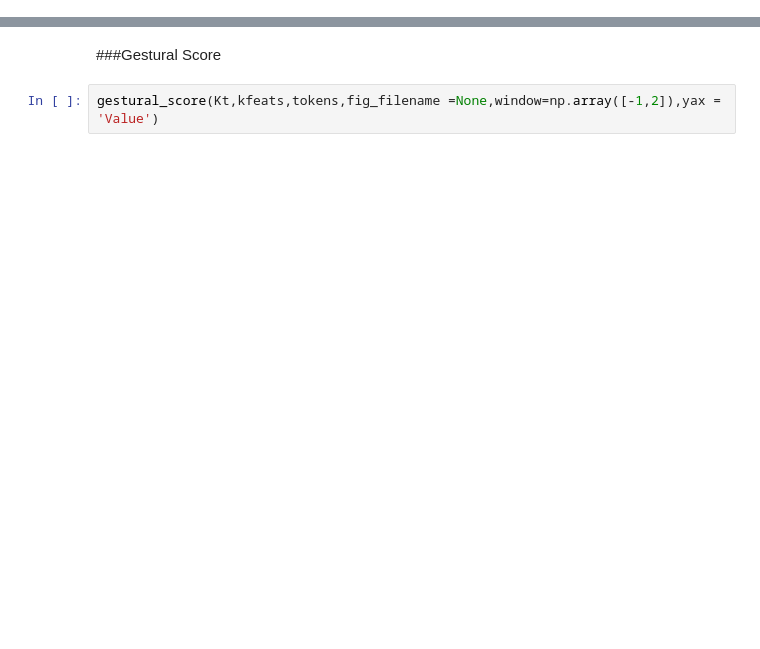
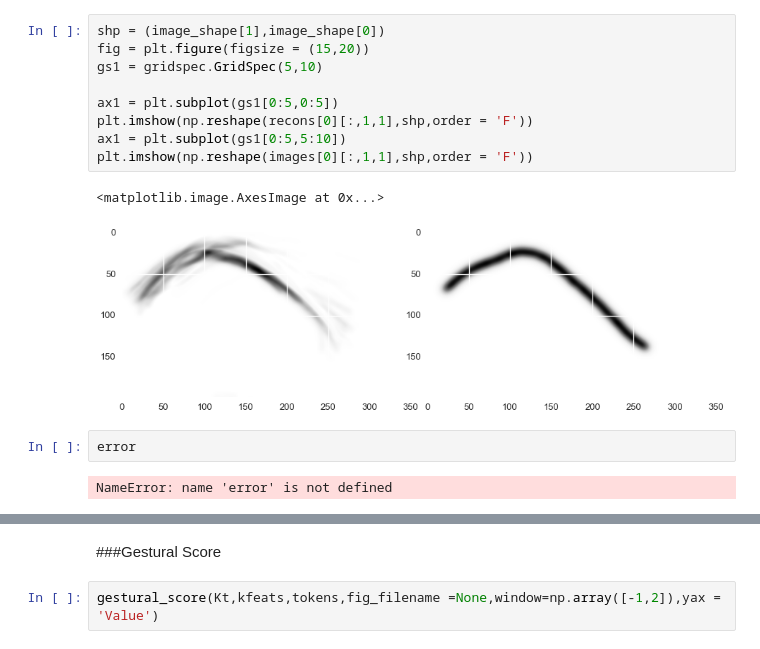
Before and after one commit to dfconant/utilities, a Jupyter notebook: iPyNb/NMF_Parameterization.ipynb, the cells around one changed output, grey strips where cells are left out. Cells and saved outputs as stored; diff of their text form; blank space fills up the shorter version.

```diff
--- a/iPyNb/NMF_Parameterization.ipynb
+++ b/iPyNb/NMF_Parameterization.ipynb
@@ -41,0 +57,16 @@ Loaded
+# %%
+shp = (image_shape[1],image_shape[0])
+fig = plt.figure(figsize = (15,20))
+gs1 = gridspec.GridSpec(5,10)
+
+ax1 = plt.subplot(gs1[0:5,0:5])
+plt.imshow(np.reshape(recons[0][:,1,1],shp,order = 'F'))
+ax1 = plt.subplot(gs1[0:5,5:10])
+plt.imshow(np.reshape(images[0][:,1,1],shp,order = 'F'))
+# %% [output]
+<matplotlib.image.AxesImage at 0x...>
+[figure, added]
+# %%
+error
+# %% [output]
+NameError: name 'error' is not defined
```
Also changed, not shown: parts of 22 cells of this notebook, 30 other files.
